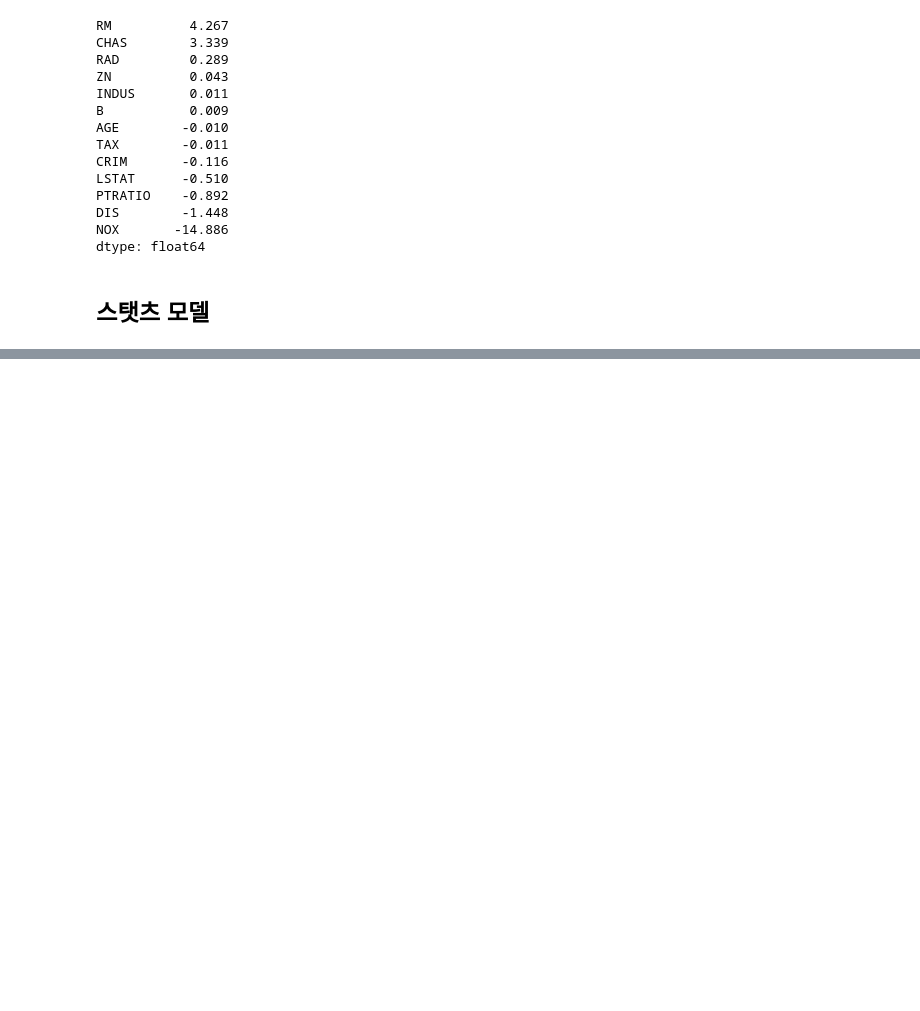
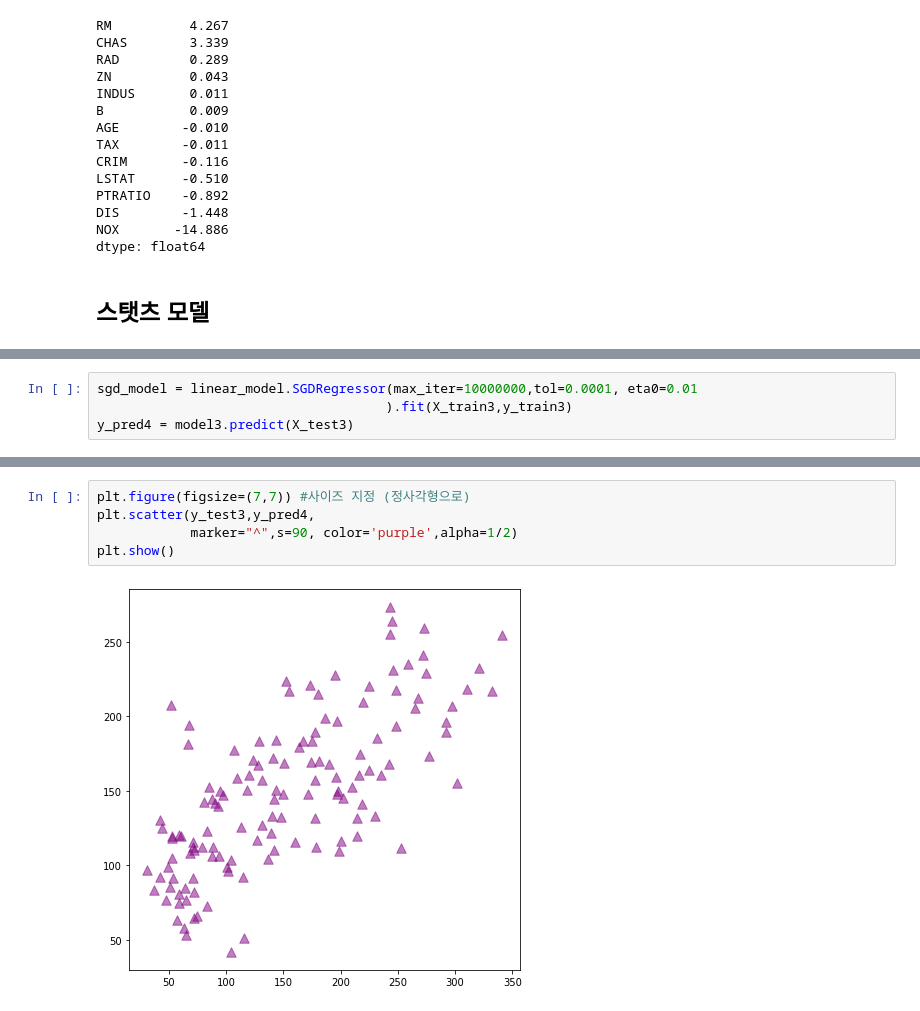
Before and after one commit to leechungpa/machine-learning, a Jupyter notebook: sklearn/mulitple_linear_regression.ipynb, the cells around one changed output, grey strips where cells are left out. Saved outputs shown, nothing was run; the diff lists cells and outputs as text; blank space fills up the shorter version.

```diff
--- a/sklearn/mulitple_linear_regression.ipynb
+++ b/sklearn/mulitple_linear_regression.ipynb
@@ -173,0 +266,4 @@ strong multicollinearity or other numerical problems.
+# %%
+sgd_model = linear_model.SGDRegressor(max_iter=10000000,tol=0.0001, eta0=0.01
+                                     ).fit(X_train3,y_train3)
+y_pred4 = model3.predict(X_test3)
@@ -173,0 +296,7 @@ strong multicollinearity or other numerical problems.
+# %%
+plt.figure(figsize=(7,7)) #사이즈 지정 (정사각형으로)
+plt.scatter(y_test3,y_pred4,
+            marker="^",s=90, color='purple',alpha=1/2)
+plt.show()
+# %% [output]
+[figure, added]
```
Also changed, not shown: parts of 13 cells of this notebook, 17 other files.
